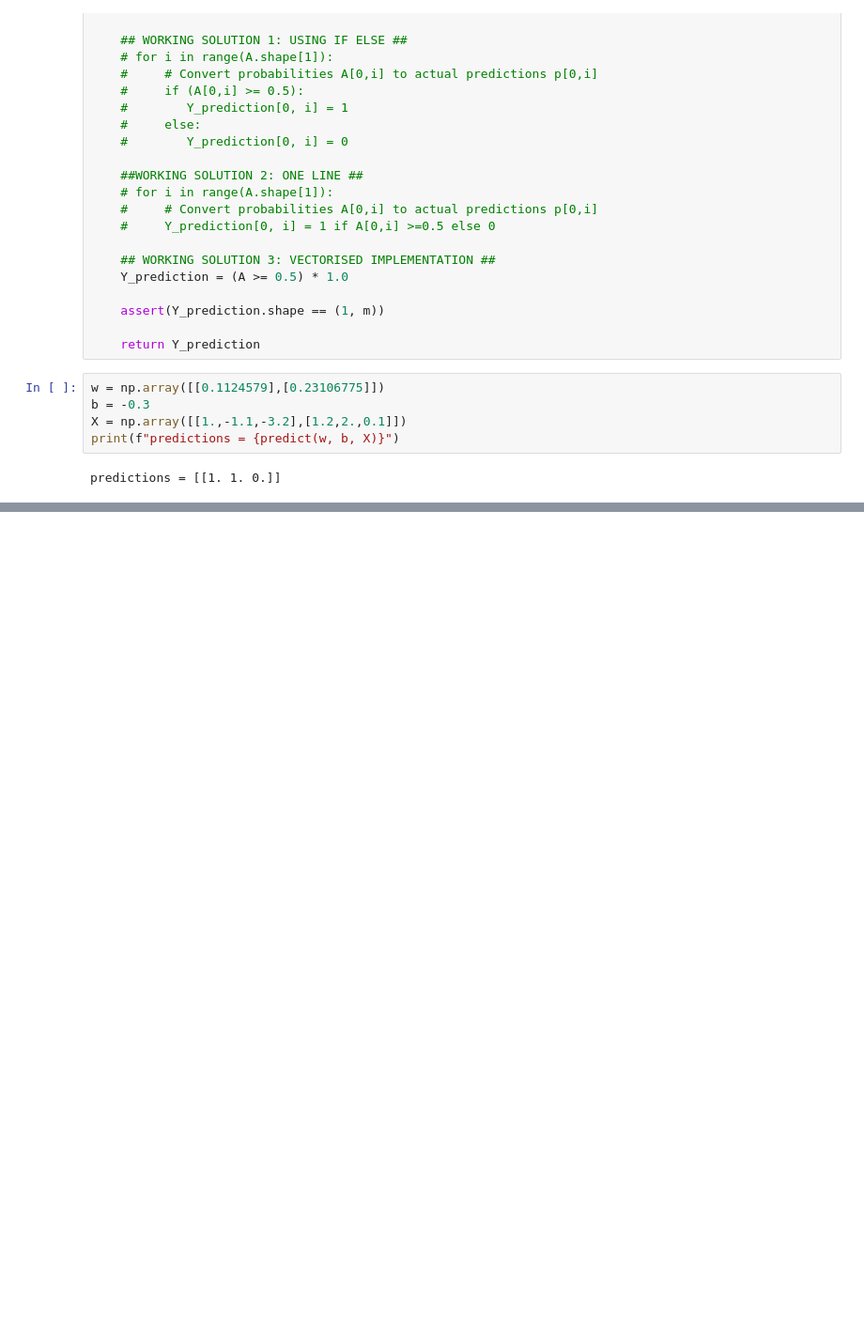
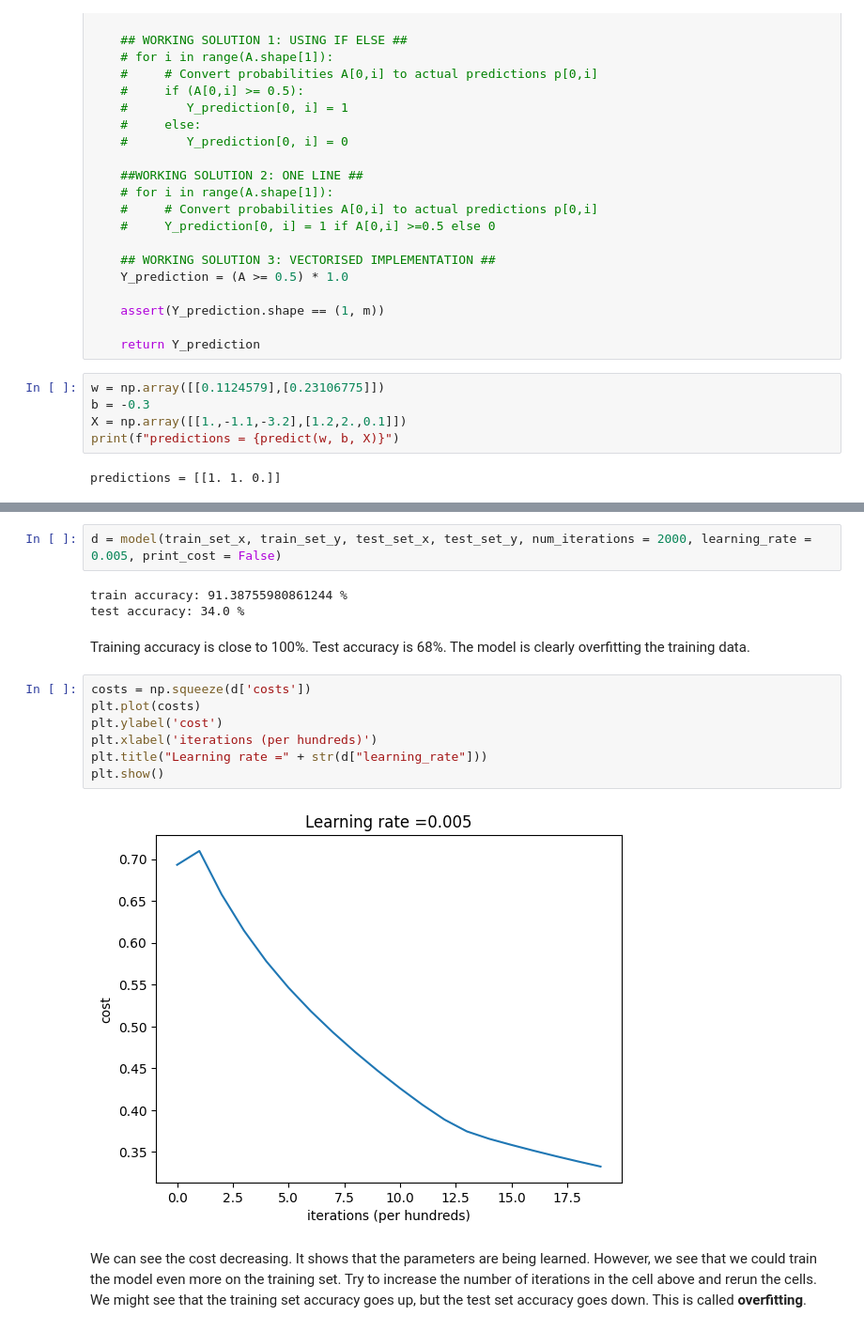
Before and after one commit to SobhanBose/Deep-Learning, a Jupyter notebook: Logistic Regression with Neural Netwroks/LR_with_NN_intuition.ipynb, the cells around one changed output, grey strips where cells are left out. Shown at 94% size. Saved outputs shown, nothing was run; the diff lists cells and outputs as text; blank space fills up the shorter version.

```diff
--- a/Logistic Regression with Neural Netwroks/LR_with_NN_intuition.ipynb
+++ b/Logistic Regression with Neural Netwroks/LR_with_NN_intuition.ipynb
@@ -330,0 +389,18 @@ predictions = [[1. 1. 0.]]
+# %%
+d = model(train_set_x, train_set_y, test_set_x, test_set_y, num_iterations = 2000, learning_rate = 0.005, print_cost = False)
+# %% [output]
+train accuracy: 91.38755980861244 %
+test accuracy: 34.0 %
+# %% [markdown]
+Training accuracy is close to 100%. Test accuracy is 68%. The model is clearly overfitting the training data.
+# %%
+costs = np.squeeze(d['costs'])
+plt.plot(costs)
+plt.ylabel('cost')
+plt.xlabel('iterations (per hundreds)')
+plt.title("Learning rate =" + str(d["learning_rate"]))
+plt.show()
+# %% [output]
+[figure, added]
+# %% [markdown]
+We can see the cost decreasing. It shows that the parameters are being learned. However, we see that we could train the model even more on the training set. Try to increase the number of iterations in the cell above and rerun the cells. We might see that the training set accuracy goes up, but the test set accuracy goes down. This is called **overfitting**.
```
Also changed, not shown: parts of 4 cells of this notebook.
